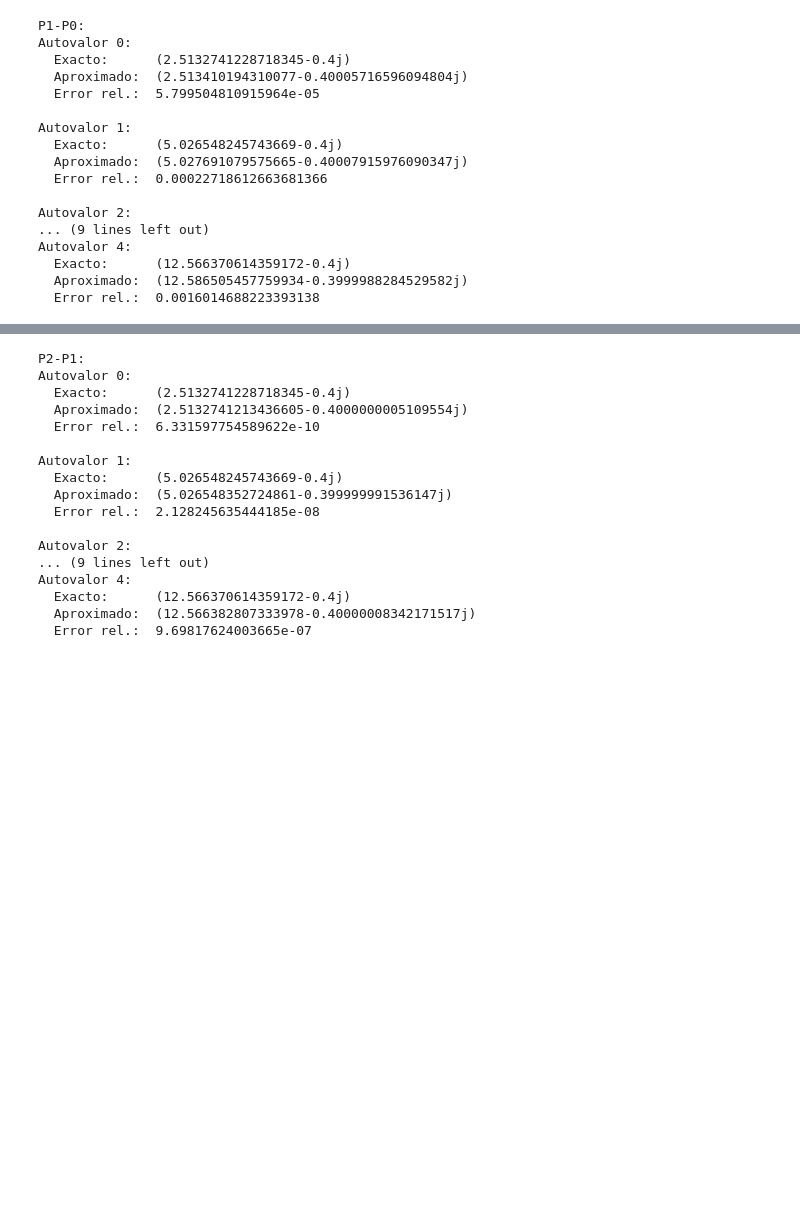
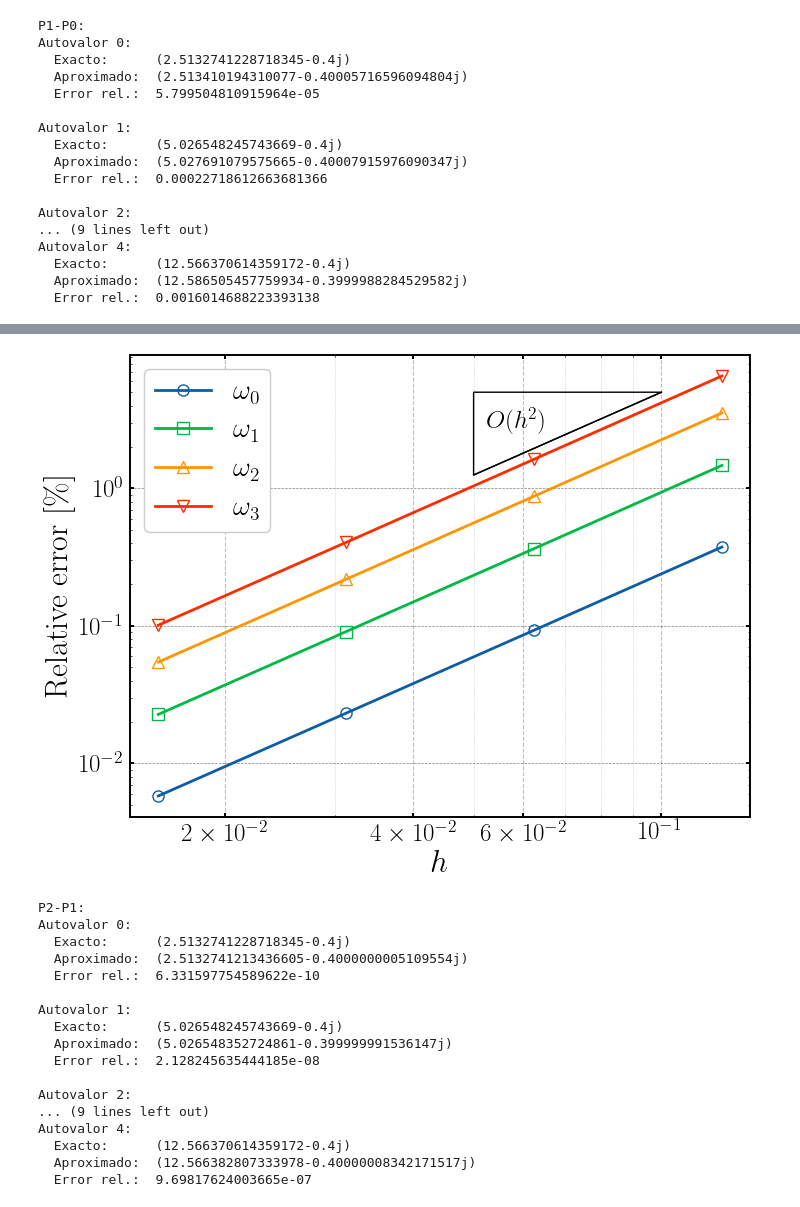
Before and after one commit to sararecondo/HPR-1D, a Jupyter notebook: 1D-Figure-02.ipynb, the cells around one changed output, grey strips where cells are left out. Saved outputs shown, nothing was run; the diff lists cells and outputs as text; code cells hidden in the pictures; blank space fills up the shorter version.

```diff
--- a/1D-Figure-02.ipynb
+++ b/1D-Figure-02.ipynb
@@ -375,3 +379,76 @@ plt.savefig("FIG_Single_Constant_P1P0.pdf",  bbox_inches="tight")
+# %%
+import matplotlib.pyplot as plt
+import matplotlib.ticker as mticker
+import numpy as np
+from matplotlib.patches import Polygon
+
+h_i = np.array(h_i)
+fig, ax = plt.subplots(figsize=(8,6))
+
+# Ploteo
+ax.plot(h_i, rel_error_eig_0_P1_P0, "o-", mfc='none', label='$\omega_0$')
+ax.plot(h_i, rel_error_eig_1_P1_P0, "s-", mfc='none', label='$\omega_1$')
+ax.plot(h_i, rel_error_eig_2_P1_P0, "^-", mfc='none', label='$\omega_2$')
+ax.plot(h_i, rel_error_eig_3_P1_P0, "v-", mfc='none', label='$\omega_3$')
+
+
+
+
+# Punto del ángulo recto (arriba izquierda)
+x0 = 5e-2
+y0 = 5
+
+dx = 2.0      # factor horizontal
+order = 2     # O(h^2)
+
+# Vértices:
+# A = ángulo recto (arriba izquierda)
+# B = derecha (horizontal)
+# C = abajo (vertical)
+triangle = np.array([
+    [x0, y0],                 # A
+    [x0*dx, y0],              # B → horizontal
+    [x0, y0/(dx**order)]      # C ↓ vertical
+])
+
+poly = Polygon(triangle, fill=False, edgecolor="k", lw=1)
+ax.add_patch(poly)
+
+# Hipotenusa (opcional remarcarla)
+ax.plot(
+    [x0*dx, x0],
+    [y0, y0/(dx**order)],
+    color="k", lw=1
+)
+
+# Etiqueta
+ax.text(x0*1.05, 1.1*y0/(dx**order/2), r"$O(h^2)$", fontsize=18)
+
+
+# Escalas log
+ax.set_xscale("log")
+ax.set_yscale("log")
+
+# Formatear eje x con notación científica horizontal
+# ax.xaxis.set_major_formatter(mticker.LogFormatterSciNotation(base=10))
+# Grid: líneas verticales en ticks mayores y menores
+ax.grid(which='major', axis='x', linestyle='--', color='gray', linewidth=0.8)
+ax.grid(which='minor', axis='x', linestyle=':', color='gray', linewidth=0.5)  # menores más finas
+
+
+# Grid opcional
+# ax.grid(True, which='both', axis='y', linestyle=':')  # verticales ya hechas con axvline
+
+ax.set_xticks([2e-2, 4e-2, 6e-2, 1e-1])
+ax.xaxis.set_minor_formatter(mticker.NullFormatter())
+ax.set_xlabel("$h$")
+ax.set_ylabel("Relative error [\%]")
+ax.legend()
+plt.savefig("FIG_Single_Constant_P1P0.pdf",bbox_inches="tight")
+
+plt.show()
+# %% [output]
+[figure, added]
 # %%
 print("P2-P1:")
 for idx in range(5):
```
Also changed, not shown: parts of 10 cells of this notebook, 6 other files.
